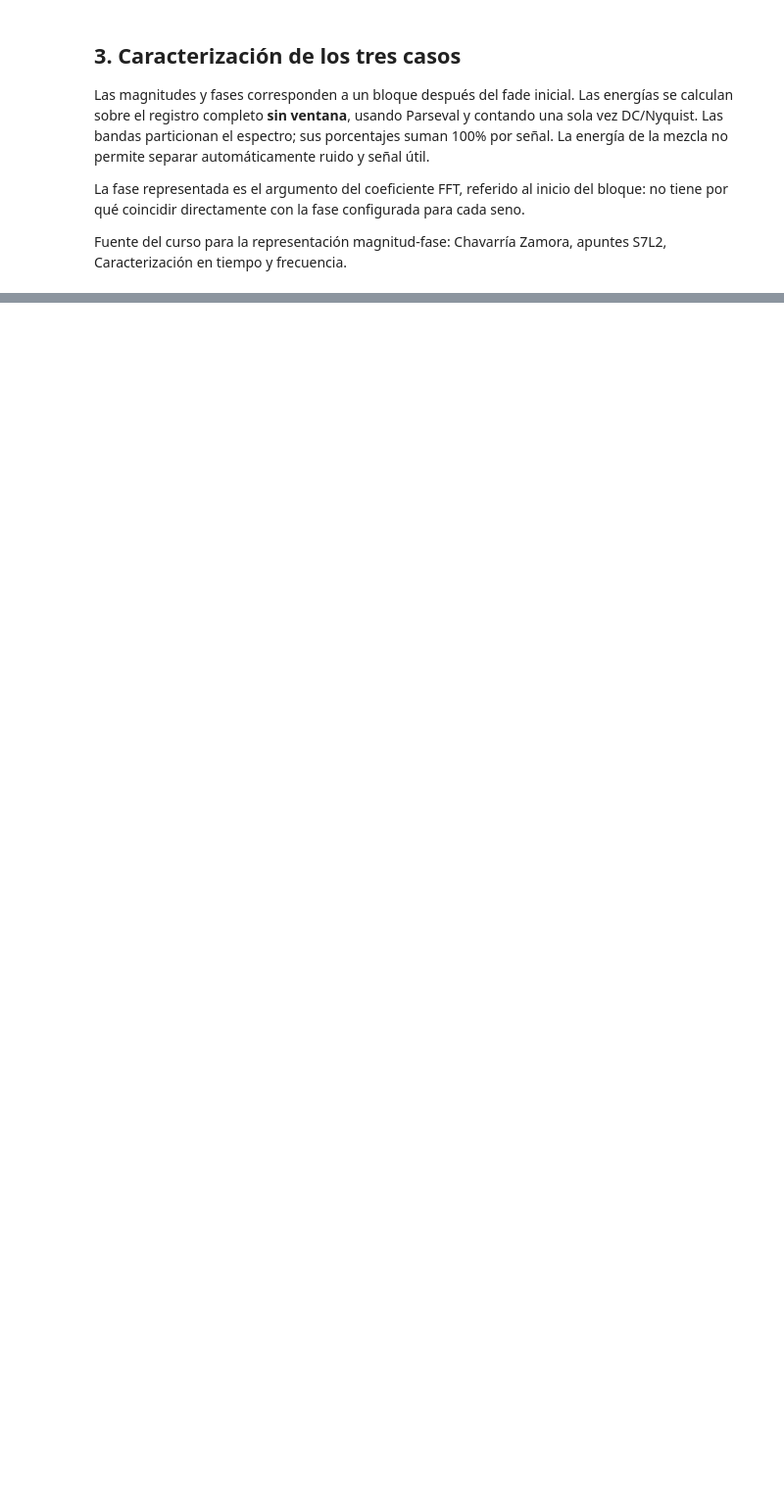
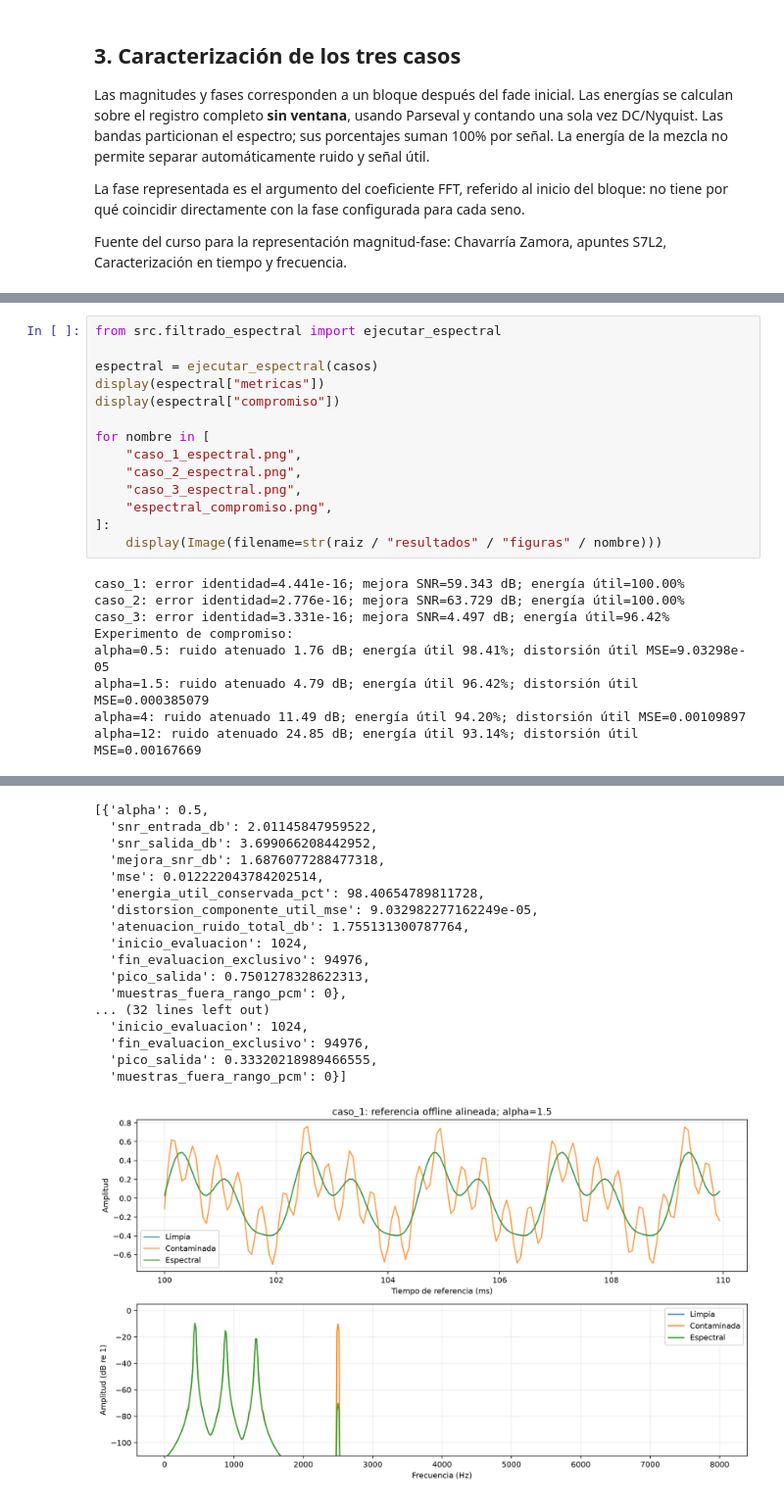
Before and after one commit to gabonm14/gnunez_asm_2026_s2, a Jupyter notebook: proyecto_grupal_1_reduccion_ruido/notebook.ipynb, the cells around one changed output, grey strips where cells are left out. Shown at 98% size. Cells and saved outputs as stored; diff of their text form; blank space fills up the shorter version.

Commit message:
Implementa reduccion espectral adaptativa y reconstruccion

```diff
--- a/proyecto_grupal_1_reduccion_ruido/notebook.ipynb
+++ b/proyecto_grupal_1_reduccion_ruido/notebook.ipynb
@@ -84,0 +190,23 @@ Filtro temporal y H(z); filtrado espectral adaptativo; comparación de los tres
+# %%
+from src.filtrado_espectral import ejecutar_espectral
+
+espectral = ejecutar_espectral(casos)
+display(espectral["metricas"])
+display(espectral["compromiso"])
+
+for nombre in [
+    "caso_1_espectral.png",
+    "caso_2_espectral.png",
+    "caso_3_espectral.png",
+    "espectral_compromiso.png",
+]:
+    display(Image(filename=str(raiz / "resultados" / "figuras" / nombre)))
+# %% [output]
+caso_1: error identidad=4.441e-16; mejora SNR=59.343 dB; energía útil=100.00%
+caso_2: error identidad=2.776e-16; mejora SNR=63.729 dB; energía útil=100.00%
+caso_3: error identidad=3.331e-16; mejora SNR=4.497 dB; energía útil=96.42%
+Experimento de compromiso:
+alpha=0.5: ruido atenuado 1.76 dB; energía útil 98.41%; distorsión útil MSE=9.03298e-05
+alpha=1.5: ruido atenuado 4.79 dB; energía útil 96.42%; distorsión útil MSE=0.000385079
+alpha=4: ruido atenuado 11.49 dB; energía útil 94.20%; distorsión útil MSE=0.00109897
+alpha=12: ruido atenuado 24.85 dB; energía útil 93.14%; distorsión útil MSE=0.00167669
@@ -84,0 +230,18 @@ Filtro temporal y H(z); filtrado espectral adaptativo; comparación de los tres
+[{'alpha': 0.5,
+  'snr_entrada_db': 2.01145847959522,
+  'snr_salida_db': 3.699066208442952,
+  'mejora_snr_db': 1.6876077288477318,
+  'mse': 0.012222043784202514,
+  'energia_util_conservada_pct': 98.40654789811728,
+  'distorsion_componente_util_mse': 9.032982277162249e-05,
+  'atenuacion_ruido_total_db': 1.755131300787764,
+  'inicio_evaluacion': 1024,
+  'fin_evaluacion_exclusivo': 94976,
+  'pico_salida': 0.7501278328622313,
+  'muestras_fuera_rango_pcm': 0},
+... (32 lines left out)
+  'inicio_evaluacion': 1024,
+  'fin_evaluacion_exclusivo': 94976,
+  'pico_salida': 0.33320218989466555,
+  'muestras_fuera_rango_pcm': 0}]
+[figure, added]
```
Also changed, not shown: parts of 10 cells of this notebook, 21 other files.
